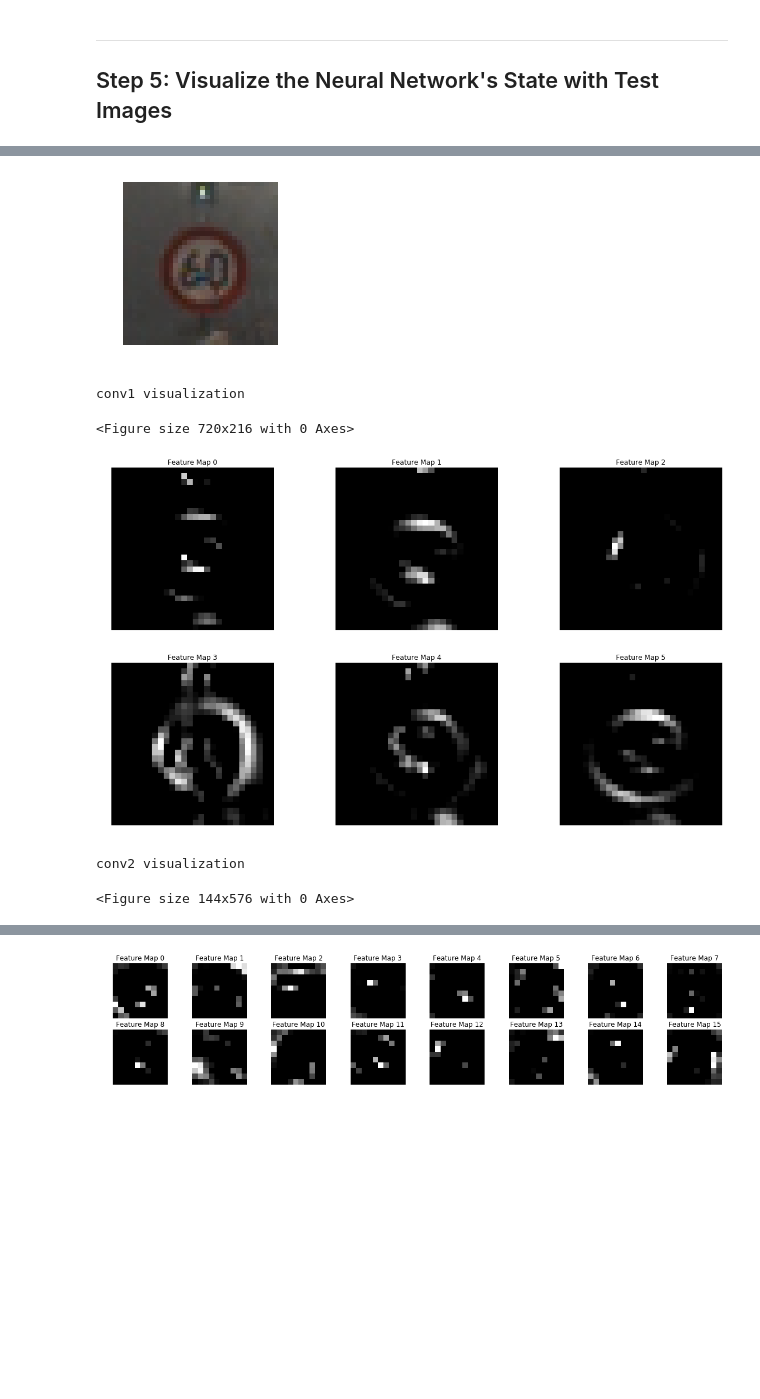
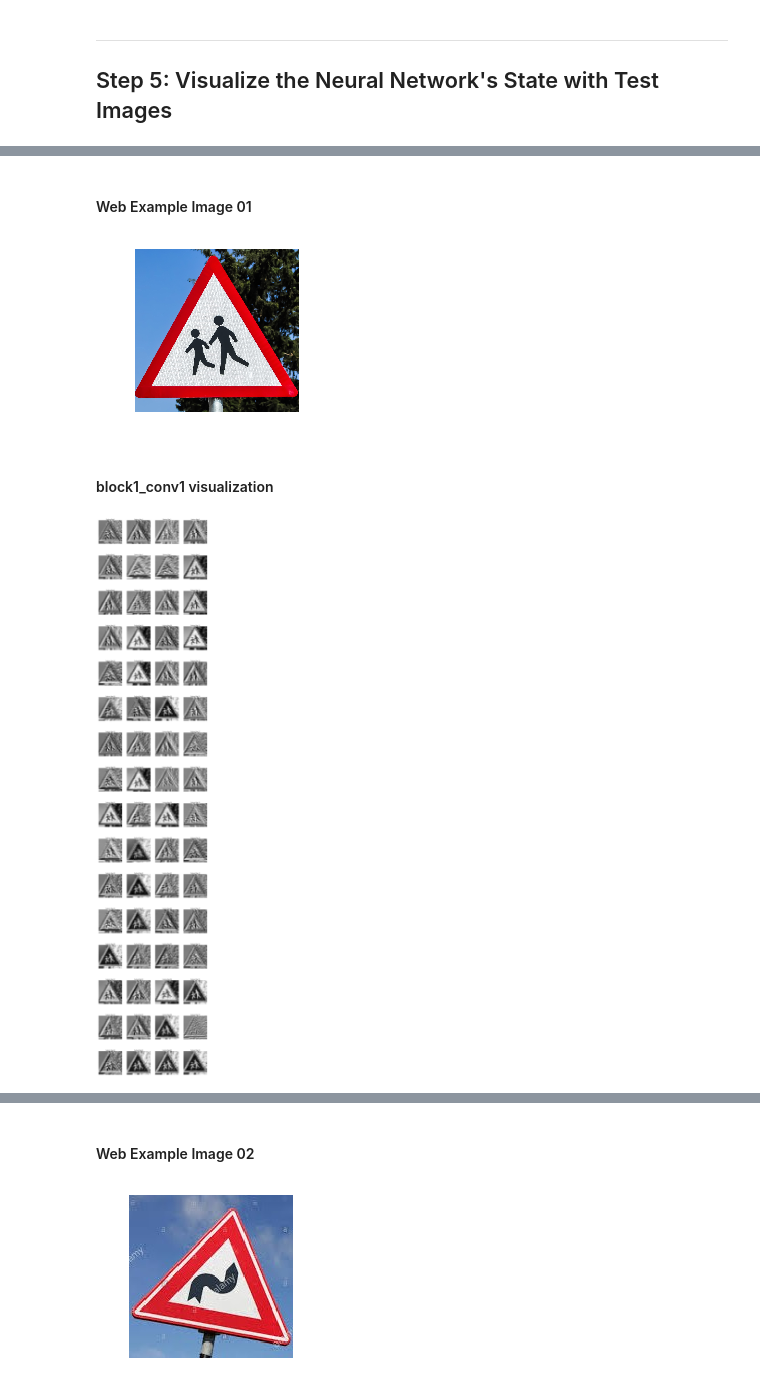
Before and after one commit to svh2811/Traffic-Sign-Recognition, a Jupyter notebook: Traffic_Sign_Classifier.ipynb, the cells around one changed output, grey strips where cells are left out. Saved outputs shown, nothing was run; the diff lists cells and outputs as text; code cells hidden in the pictures; blank space fills up the shorter version.

Commit message:
Update: Changed model arch and now using keras directory iterators

```diff
--- a/Traffic_Sign_Classifier.ipynb
+++ b/Traffic_Sign_Classifier.ipynb
@@ -477,0 +633,2 @@ F1 Score        :  0.19348837209302325
+# %%
+web_eg_db = get_dataset(web_eg_dir, save_img = True)
@@ -481,19 +769,17 @@ F1 Score        :  0.19348837209302325
 ## Step 5: Visualize the Neural Network's State with Test Images
 # %%
 import math
+
 """
 activation should be of shape (1, H, W, C)
 plt_num: used to plot out multiple different weight feature map sets on the same block,
         just extend the plt number for each new feature map entry
-
 """
 
 def visualize_conv_layer_out(activation, activation_min = -1, activation_max = -1, plt_num = 1):
     _, H, W, C = activation.shape
-    num_cols = math.floor(84 / H)
-    num_rows = math.ceil(H / num_cols)
-    plt.figure(plt_num, figsize=(num_rows, num_cols))
-
+    num_cols = 4
+    num_rows = 16
     featuremaps = activation.shape[3]
     plt.figure(figsize = (20, int(num_rows * H / 4.5))) # (width, height)
 
@@ -533,8 +819,9 @@ def visualize_conv_layer_out(activation, activation_min = -1, activation_max = -
 # %%
 # https://keras.io/getting-started/faq/#how-can-i-obtain-the-output-of-an-intermediate-layer
 
-def get_intermediate_layer_output(layer_name, x_test):
+def get_intermediate_layer_output(X, layer_name = "block1_conv1"):
     layer = model.get_layer(name = layer_name)
-    intermediate_layer_model = keras.Model(inputs = model.input, outputs = layer.output)
-    return intermediate_layer_model.predict(x_test)
+    intermediate_layer_model = keras.Model(inputs = model.input,
+                                           outputs = layer.output)
+    return intermediate_layer_model.predict(X)
 # %% [markdown]
@@ -542,40 +829,36 @@ def get_intermediate_layer_output(layer_name, x_test):
 # %%
 from skimage import io
 
-N = 3
-L = len(dataset["test"]["y"])
-
-for _ in np.arange(N):
-    num = np.random.randint(L)
-    viz_db = {
-        "X" : [],
-        "y" : []
-    }
-    viz_db["X"].append(dataset["test"]["X"][num])
-    viz_db["y"].append(dataset["test"]["y"][num])
-
+_len = len(web_eg_db["y"])
+for i in np.arange(2):
+    rand_i = np.random.randint(_len)
+    display(HTML("<h4>Web Example Image {:02d}</h4>".format(i+1)))
     plt.figure(figsize = (3, 3))
     plt.axis('off')
-    plt.imshow(io.imread(viz_db["X"][0]))
+    plt.imshow(io.imread(web_eg_db["X"][rand_i]))
     plt.show()
     plt.close()
-    x_test, y_test = next(iter(covert_to_tf_dataset(viz_db, repeat = False)))
 
-    print("conv1 visualization")
-    visualize_conv_layer_out(get_intermediate_layer_output("conv1", x_test))
+    img = load_img(web_eg_db["X"][rand_i],
+                   target_size = _IMG_SHAPE,
+                   grayscale = True)
+    img = img_to_array(img)
+    img = img.reshape((1,) + img.shape)
 
-    print("conv2 visualization")
-    visualize_conv_layer_out(get_intermediate_layer_output("conv2", x_test))
+    X, _ = NumpyArrayIterator(img, [web_eg_db["y"][rand_i]],
+                    ImageDataGenerator(**common_image_data_gen_params),
+                    batch_size = 1).__getitem__(0)
+
+    display(HTML("<h4>block1_conv1 visualization</h4>"))
+    visualize_conv_layer_out(get_intermediate_layer_output(X))
 
     display(HTML("<hr style='border: 0;"
                  + " width: 100%;"
                  + " color: #f00;"
                  + " background-color: red;"
                  + " height: 7px;'/>"))
 # %% [output]
+Web Example Image 01
-[figure, old version]
+[figure, new version]
-conv1 visualization
-<Figure size 720x216 with 0 Axes>
+block1_conv1 visualization
-[figure, old version]
+[figure, new version]
-conv2 visualization
-<Figure size 144x576 with 0 Axes>
@@ -582 +866,2 @@ conv2 visualization
+Web Example Image 02
-[figure, old version]
+[figure, new version]
```
Also changed, not shown: parts of 87 cells of this notebook, 1 other file.
